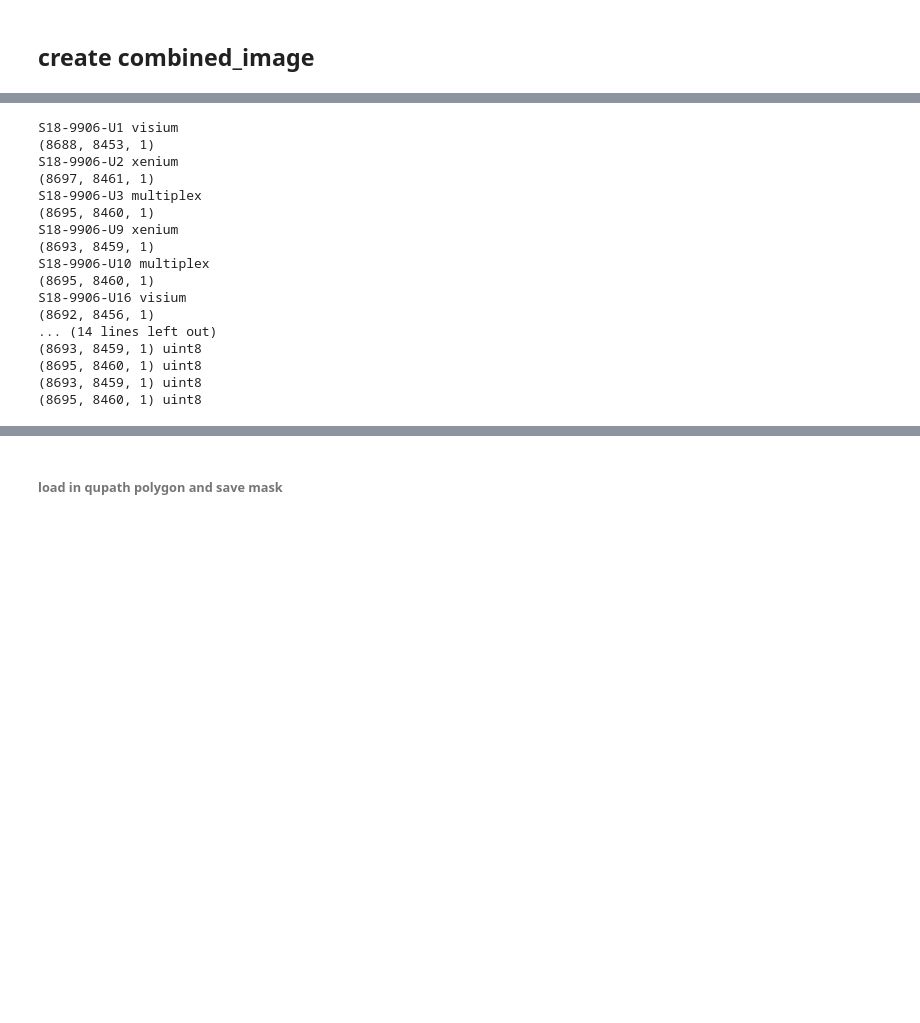
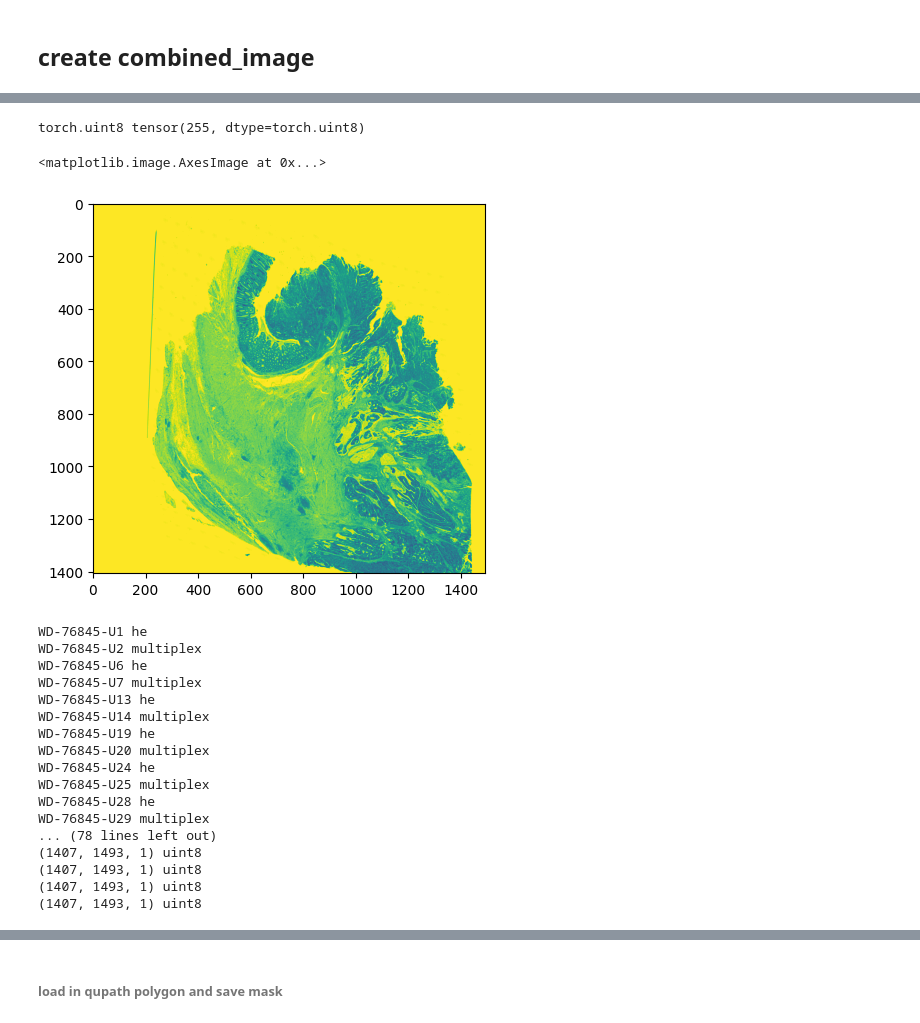
Before and after one commit to ding-lab/mushroom, a Jupyter notebook: notebooks/manuscript/submission_v1/step2_generate_tissue_mask.ipynb, the cells around one changed output, grey strips where cells are left out. Cells and saved outputs as stored; diff of their text form; code cells hidden in the pictures; blank space fills up the shorter version.

```diff
--- a/notebooks/manuscript/submission_v1/step2_generate_tissue_mask.ipynb
+++ b/notebooks/manuscript/submission_v1/step2_generate_tissue_mask.ipynb
@@ -362,3 +586,10 @@ def correct_scale(img, ths):
+# %%
+tile = utils.rescale(img, scale=downscale, dim_order='h w')
+plt.imshow(tile)
+# %% [output]
+torch.uint8 tensor(255, dtype=torch.uint8)
+<matplotlib.image.AxesImage at 0x...>
+[figure, added]
 # %%
 imgs = []
 for idx, item in enumerate(data_map['sections']):
@@ -393,38 +624,35 @@ for idx, item in enumerate(data_map['sections']):
     else:
         raise RuntimeError(f'{dtype} not valid st data type')
 
-    if len(img.shape) == 2:
-        img = rearrange(img, 'h w -> h w 1')
 
-    if combined is None:
-        combined = img
-    else:
-        print(img.shape)
+    if downscale is not None:
+        img = utils.rescale(img, scale=downscale, dim_order='h w')
 
-#         assert combined.shape[:2] == img.shape[:2]
-#         assert combined.dtype == img.dtype
-        imgs.append(img)
-#         combined = np.concatenate(combined, img, axis=-1)
+    img = rearrange(img, 'h w -> h w 1')
+
+
+    imgs.append(img)
+
 for img in imgs:
     print(img.shape, img.dtype)
 # %% [output]
-S18-9906-U1 visium
-(8688, 8453, 1)
-S18-9906-U2 xenium
-(8697, 8461, 1)
-S18-9906-U3 multiplex
-(8695, 8460, 1)
-S18-9906-U9 xenium
-(8693, 8459, 1)
-S18-9906-U10 multiplex
-(8695, 8460, 1)
-S18-9906-U16 visium
-(8692, 8456, 1)
-... (14 lines left out)
-(8693, 8459, 1) uint8
-(8695, 8460, 1) uint8
-(8693, 8459, 1) uint8
-(8695, 8460, 1) uint8
+WD-76845-U1 he
+WD-76845-U2 multiplex
+WD-76845-U6 he
+WD-76845-U7 multiplex
+WD-76845-U13 he
+WD-76845-U14 multiplex
+WD-76845-U19 he
+WD-76845-U20 multiplex
+WD-76845-U24 he
+WD-76845-U25 multiplex
+WD-76845-U28 he
+WD-76845-U29 multiplex
+... (78 lines left out)
+(1407, 1493, 1) uint8
+(1407, 1493, 1) uint8
+(1407, 1493, 1) uint8
+(1407, 1493, 1) uint8
 # %%
 min_h, min_w = min([img.shape[0] for img in imgs]), min([img.shape[1] for img in imgs])
 combined = np.concatenate([img[:min_h, :min_w] for img in imgs], axis=-1)
```
Also changed, not shown: parts of 30 cells of this notebook, 2 other files.
